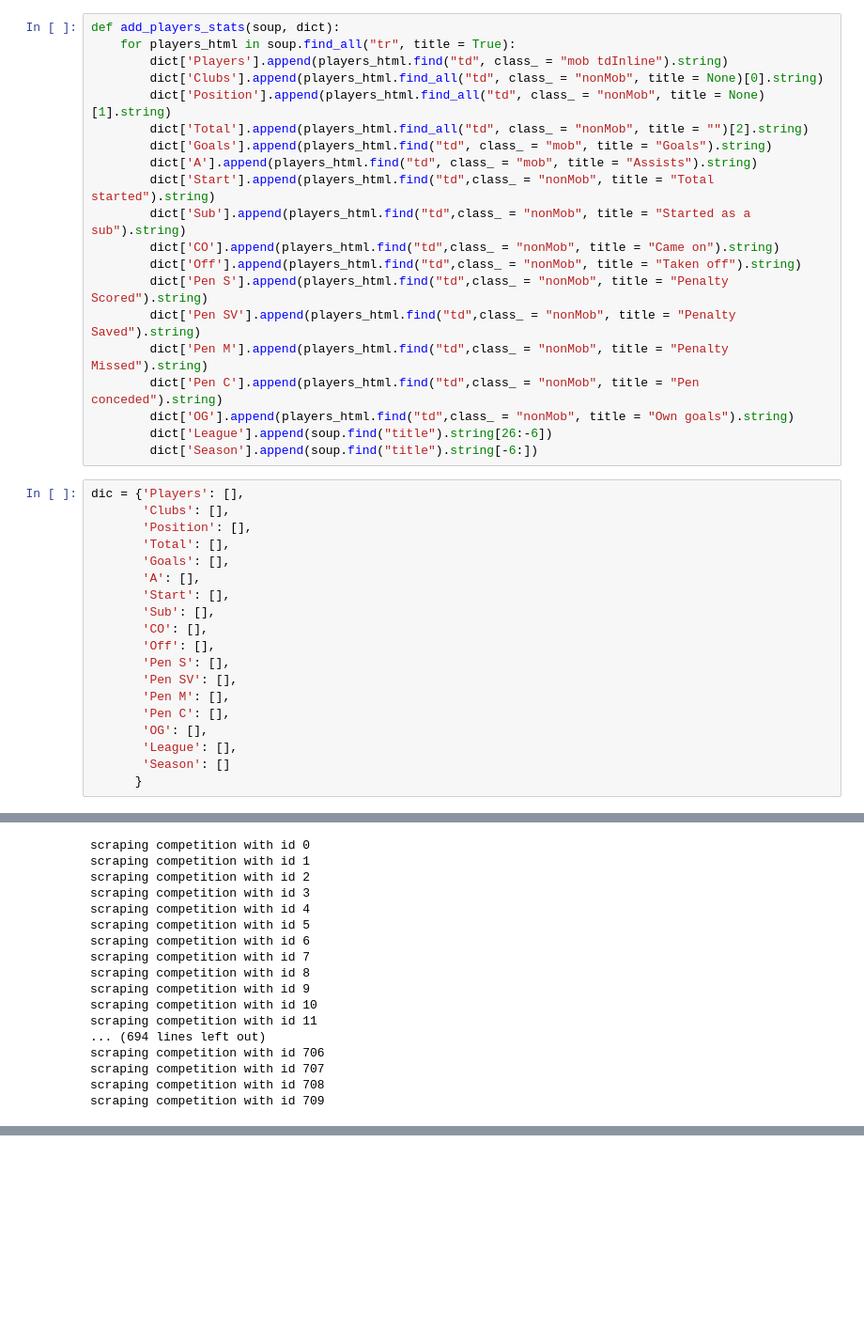
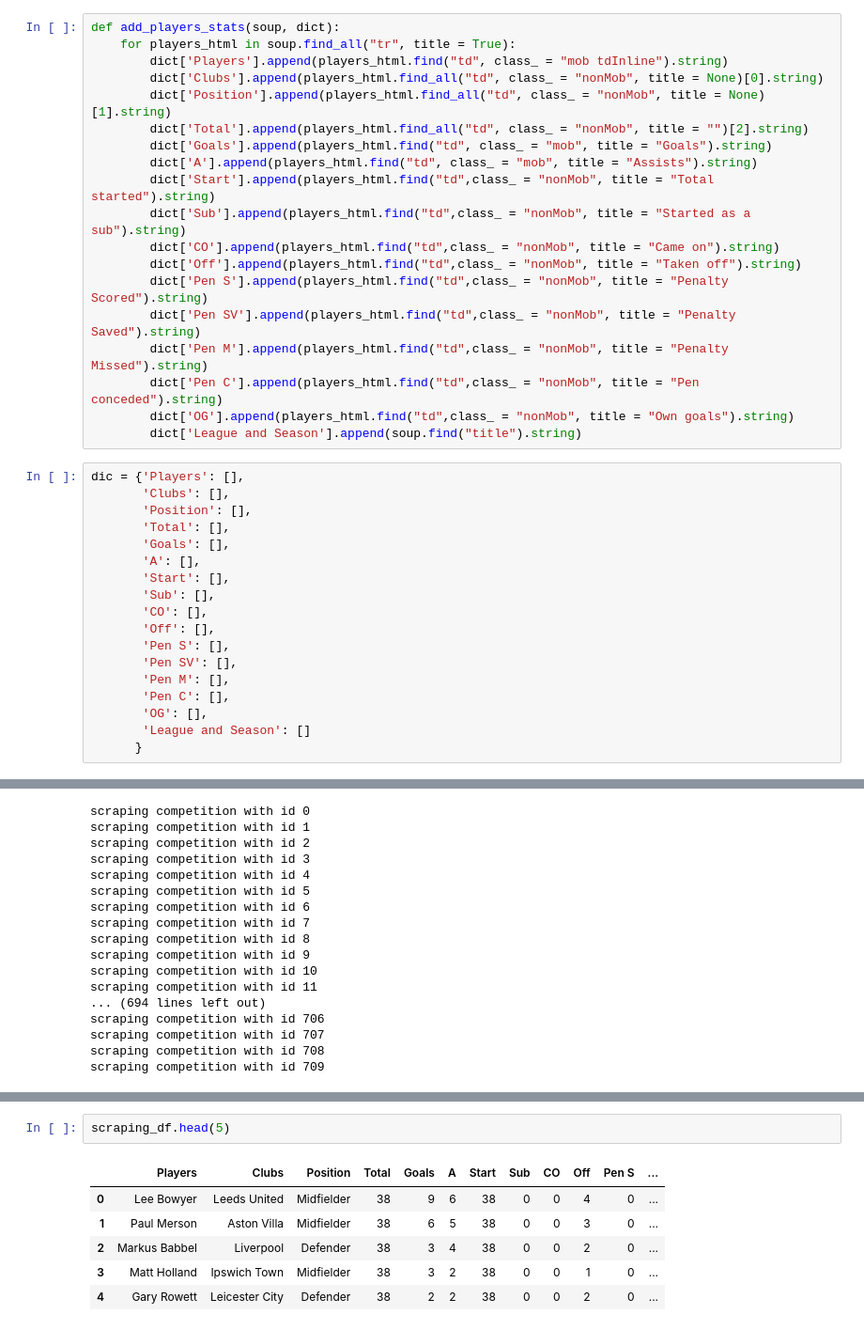
Before and after one commit to gmatos51/footballers_analysis, a Jupyter notebook: notebooks/scraping_players.ipynb, the cells around one changed output, grey strips where cells are left out. Shown at 94% size. Cells and saved outputs as stored; diff of their text form; blank space fills up the shorter version.

```diff
--- a/notebooks/Scraping_.ipynb
+++ b/notebooks/scraping_players.ipynb
@@ -42,8 +42,7 @@ def add_players_stats(soup, dict):
         dict['Pen M'].append(players_html.find("td",class_ = "nonMob", title = "Penalty Missed").string)
         dict['Pen C'].append(players_html.find("td",class_ = "nonMob", title = "Pen conceded").string)
         dict['OG'].append(players_html.find("td",class_ = "nonMob", title = "Own goals").string)
-        dict['League'].append(soup.find("title").string[26:-6])
-        dict['Season'].append(soup.find("title").string[-6:])
+        dict['League and Season'].append(soup.find("title").string)
 # %%
 dic = {'Players': [],
        'Clubs': [],
@@ -60,8 +59,7 @@ dic = {'Players': [],
        'Pen M': [],
        'Pen C': [],
        'OG': [],
-       'League': [],
-       'Season': []
+       'League and Season': []
       }
 # %%
 def create_players_df(max_page):
@@ -107,0 +90,9 @@ scraping_df
+# %%
+scraping_df.head(5)
+# %% [output]
+|  | Players | Clubs | Position | Total | Goals | A | Start | Sub | CO | Off | Pen S | ... |
+| 0 | Lee Bowyer | Leeds United | Midfielder | 38 | 9 | 6 | 38 | 0 | 0 | 4 | 0 | ... |
+| 1 | Paul Merson | Aston Villa | Midfielder | 38 | 6 | 5 | 38 | 0 | 0 | 3 | 0 | ... |
+| 2 | Markus Babbel | Liverpool | Defender | 38 | 3 | 4 | 38 | 0 | 0 | 2 | 0 | ... |
+| 3 | Matt Holland | Ipswich Town | Midfielder | 38 | 3 | 2 | 38 | 0 | 0 | 1 | 0 | ... |
+| 4 | Gary Rowett | Leicester City | Defender | 38 | 2 | 2 | 38 | 0 | 0 | 2 | 0 | ... |
```
Also changed, not shown: parts of 2 cells of this notebook, 1 other file.
